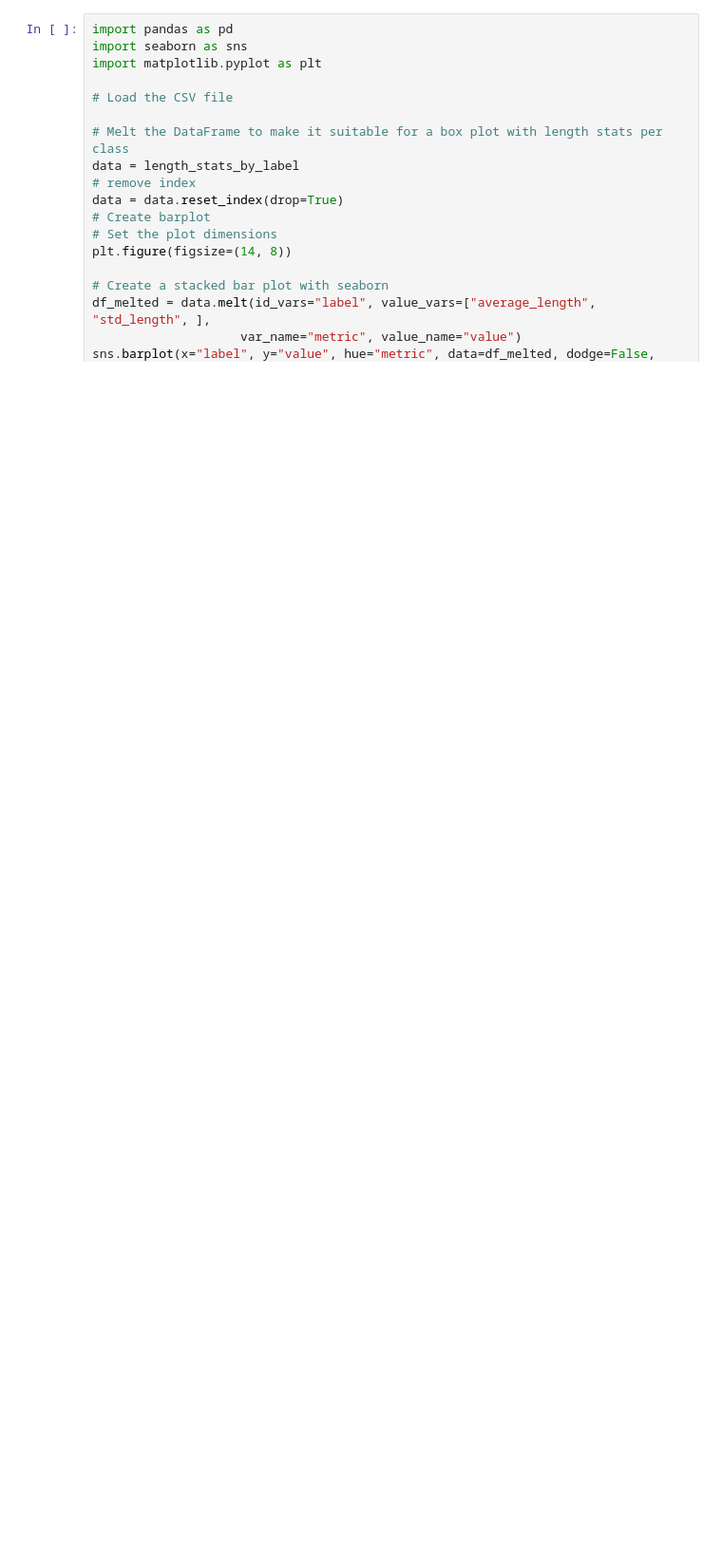
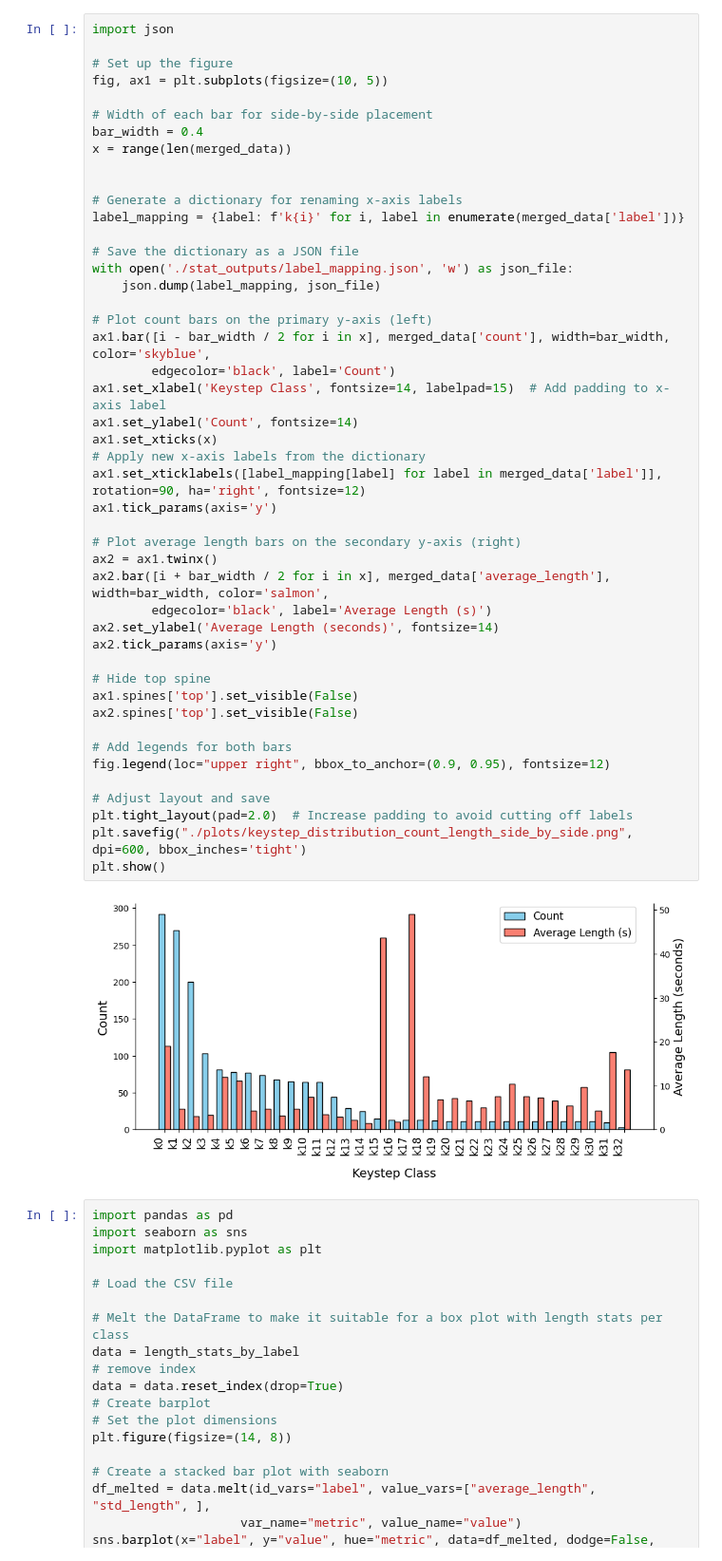
Before and after one commit to UVA-DSA/EgoEMS, a Jupyter notebook: Tools/stats/final_plots.ipynb, the cells around one changed output. Shown at 95% size. Drawn from its saved outputs; the diff is of its cells as text; blank space fills up the shorter version.

```diff
--- a/Tools/stats/final_plots.ipynb
+++ b/Tools/stats/final_plots.ipynb
@@ -82,3 +82,51 @@ plt.show()
+# %%
+import json
+
+# Set up the figure
+fig, ax1 = plt.subplots(figsize=(10, 5))
+
+# Width of each bar for side-by-side placement
+bar_width = 0.4
+x = range(len(merged_data))
+
+
+# Generate a dictionary for renaming x-axis labels
+label_mapping = {label: f'k{i}' for i, label in enumerate(merged_data['label'])}
+
+# Save the dictionary as a JSON file
+with open('./stat_outputs/label_mapping.json', 'w') as json_file:
+    json.dump(label_mapping, json_file)
+
+# Plot count bars on the primary y-axis (left)
+ax1.bar([i - bar_width / 2 for i in x], merged_data['count'], width=bar_width, color='skyblue',
+        edgecolor='black', label='Count')
+ax1.set_xlabel('Keystep Class', fontsize=14, labelpad=15)  # Add padding to x-axis label
+ax1.set_ylabel('Count', fontsize=14)
+ax1.set_xticks(x)
+# Apply new x-axis labels from the dictionary
+ax1.set_xticklabels([label_mapping[label] for label in merged_data['label']], rotation=90, ha='right', fontsize=12)
+ax1.tick_params(axis='y')
+
+# Plot average length bars on the secondary y-axis (right)
+ax2 = ax1.twinx()
+ax2.bar([i + bar_width / 2 for i in x], merged_data['average_length'], width=bar_width, color='salmon',
+        edgecolor='black', label='Average Length (s)')
+ax2.set_ylabel('Average Length (seconds)', fontsize=14)
+ax2.tick_params(axis='y')
+
+# Hide top spine
+ax1.spines['top'].set_visible(False)
+ax2.spines['top'].set_visible(False)
+
+# Add legends for both bars
+fig.legend(loc="upper right", bbox_to_anchor=(0.9, 0.95), fontsize=12)
+
+# Adjust layout and save
+plt.tight_layout(pad=2.0)  # Increase padding to avoid cutting off labels
+plt.savefig("./plots/keystep_distribution_count_length_side_by_side.png", dpi=600, bbox_inches='tight')
+plt.show()
+# %% [output]
+[figure, added]
 # %%
 import pandas as pd
 import seaborn as sns
```
Also changed, not shown: parts of 2 cells of this notebook, 33 other files.
